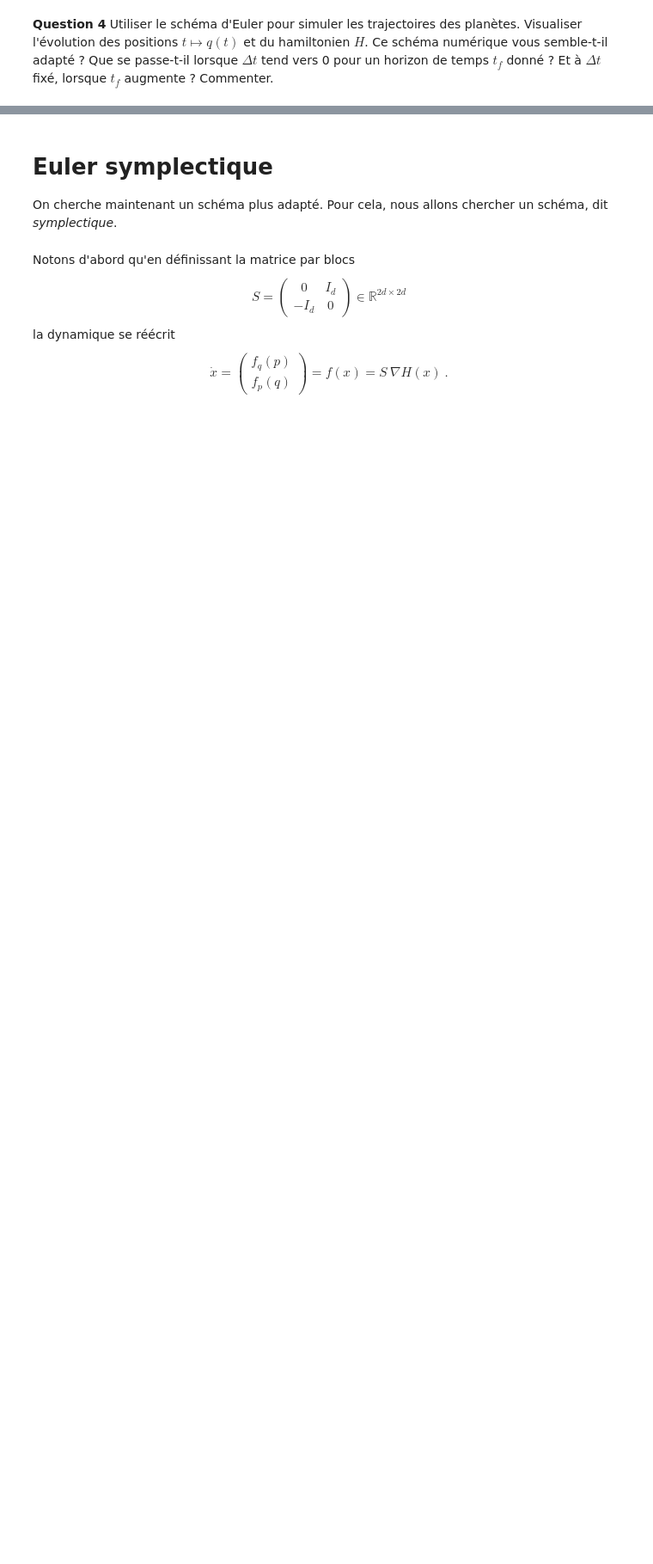
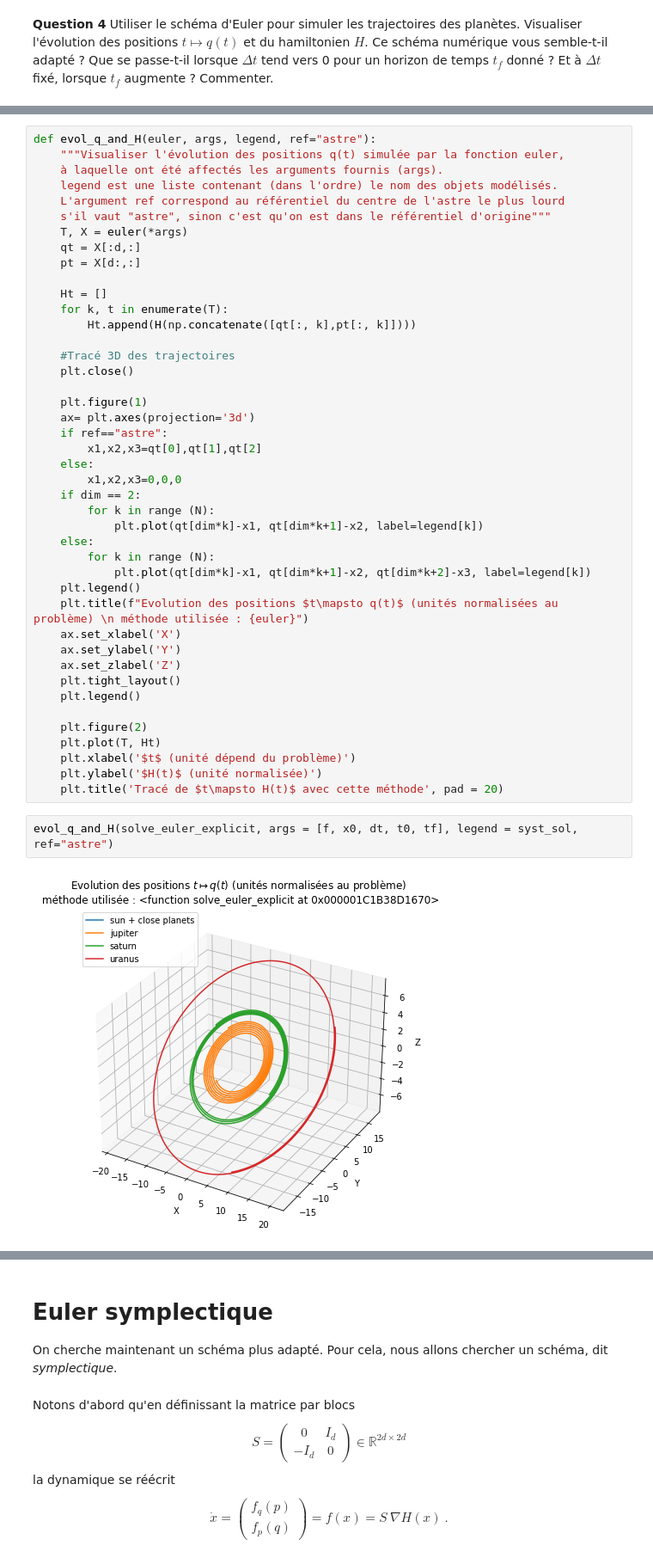
Before and after one commit to EliottBarbier/projet_equadiff, a Jupyter notebook: Projet_Equations_Différentielles.ipynb, the cells around one changed output, grey strips where cells are left out. Shown at 86% size. Cells and saved outputs as stored; diff of their text form; blank space fills up the shorter version.

```diff
--- a/Projet_Equations_Différentielles.ipynb
+++ b/Projet_Equations_Différentielles.ipynb
@@ -344,0 +262,47 @@ Le hamiltonien n'est pas vraiment constant, on voit donc que Euler explicite ne
+# %%
+def evol_q_and_H(euler, args, legend, ref="astre"):
+    """Visualiser l'évolution des positions q(t) simulée par la fonction euler,
+    à laquelle ont été affectés les arguments fournis (args).
+    legend est une liste contenant (dans l'ordre) le nom des objets modélisés.
+    L'argument ref correspond au référentiel du centre de l'astre le plus lourd
+    s'il vaut "astre", sinon c'est qu'on est dans le référentiel d'origine"""
+    T, X = euler(*args)
+    qt = X[:d,:]
+    pt = X[d:,:]
+
+    Ht = []
+    for k, t in enumerate(T):
+        Ht.append(H(np.concatenate([qt[:, k],pt[:, k]])))
+
+    #Tracé 3D des trajectoires
+    plt.close()
+
+    plt.figure(1)
+    ax= plt.axes(projection='3d')
+    if ref=="astre":
+        x1,x2,x3=qt[0],qt[1],qt[2]
+    else:
+        x1,x2,x3=0,0,0
+    if dim == 2:
+        for k in range (N):
+            plt.plot(qt[dim*k]-x1, qt[dim*k+1]-x2, label=legend[k])
+    else:
+        for k in range (N):
+            plt.plot(qt[dim*k]-x1, qt[dim*k+1]-x2, qt[dim*k+2]-x3, label=legend[k])
+    plt.legend()
+    plt.title(f"Evolution des positions $t\mapsto q(t)$ (unités normalisées au problème) \n méthode utilisée : {euler}")
+    ax.set_xlabel('X')
+    ax.set_ylabel('Y')
+    ax.set_zlabel('Z')
+    plt.tight_layout()
+    plt.legend()
+
+    plt.figure(2)
+    plt.plot(T, Ht)
+    plt.xlabel('$t$ (unité dépend du problème)')
+    plt.ylabel('$H(t)$ (unité normalisée)')
+    plt.title('Tracé de $t\mapsto H(t)$ avec cette méthode', pad = 20)
+# %%
+evol_q_and_H(solve_euler_explicit, args = [f, x0, dt, t0, tf], legend = syst_sol, ref="astre")
+# %% [output]
+[figure, added]
```
Also changed, not shown: parts of 32 cells of this notebook.
